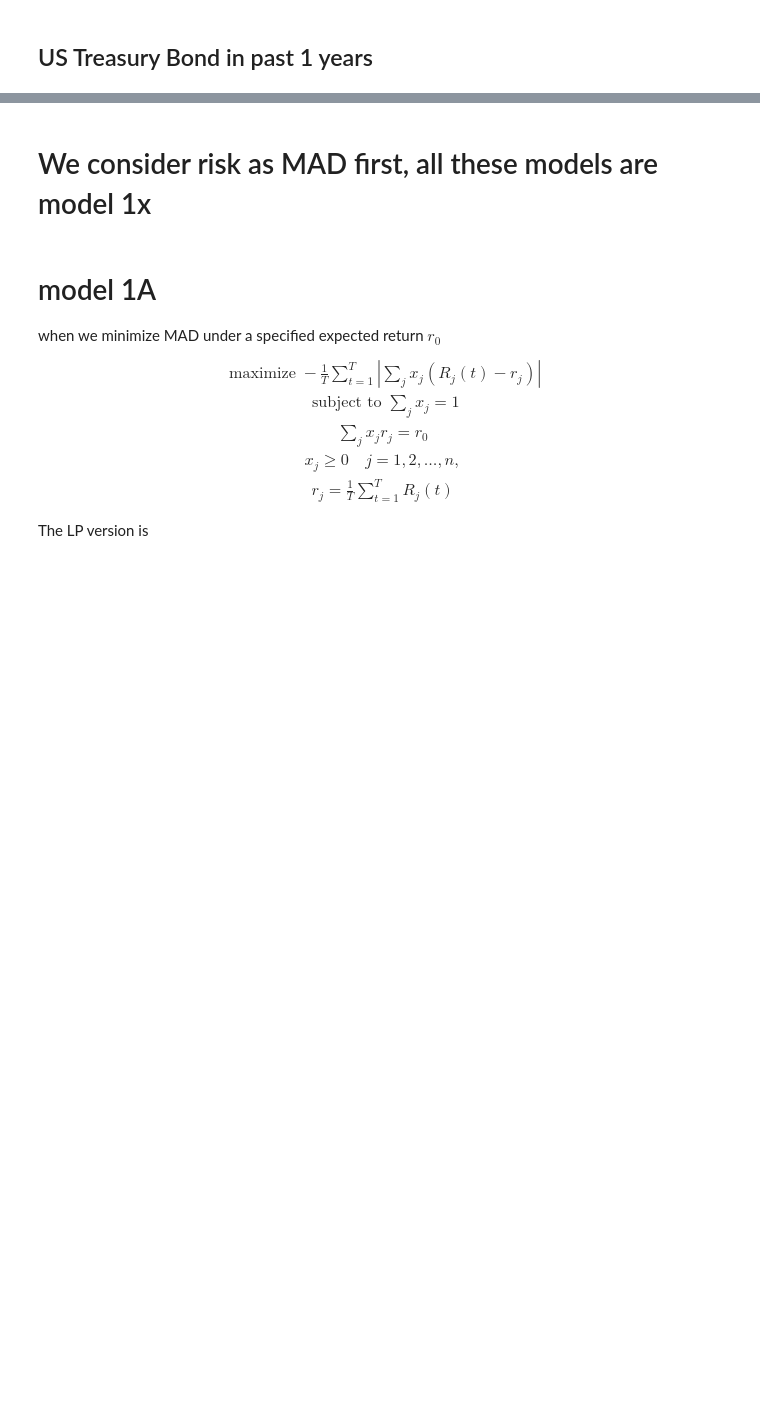
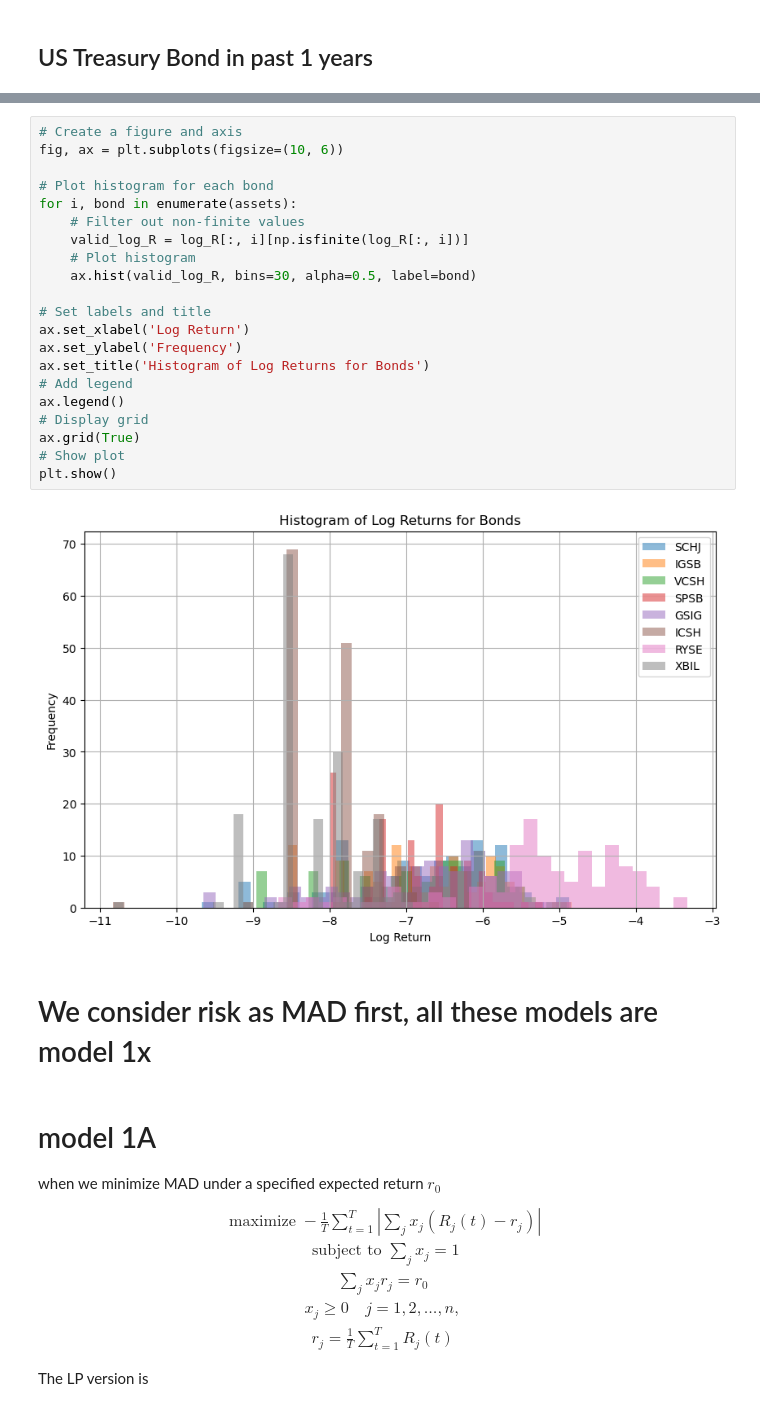
Before and after one commit to vinflora/MATH441-Group-Project, a Jupyter notebook: code_corporate bonds.ipynb, the cells around one changed output, grey strips where cells are left out. Saved outputs shown, nothing was run; the diff lists cells and outputs as text; blank space fills up the shorter version.

```diff
--- a/code_corporate bonds.ipynb
+++ b/code_corporate bonds.ipynb
@@ -128,3 +110,26 @@ array([[ 3.68710769e-06,  3.58992841e-06,  3.52434966e-06,
+# %%
+# Create a figure and axis
+fig, ax = plt.subplots(figsize=(10, 6))
+
+# Plot histogram for each bond
+for i, bond in enumerate(assets):
+    # Filter out non-finite values
+    valid_log_R = log_R[:, i][np.isfinite(log_R[:, i])]
+    # Plot histogram
+    ax.hist(valid_log_R, bins=30, alpha=0.5, label=bond)
+
+# Set labels and title
+ax.set_xlabel('Log Return')
+ax.set_ylabel('Frequency')
+ax.set_title('Histogram of Log Returns for Bonds')
+# Add legend
+ax.legend()
+# Display grid
+ax.grid(True)
+# Show plot
+plt.show()
+# %% [output]
+[figure, added]
 # %% [markdown]
 # We consider risk as MAD first, all these models are model 1x
 # %% [markdown]
```
Also changed, not shown: parts of 41 cells of this notebook.
